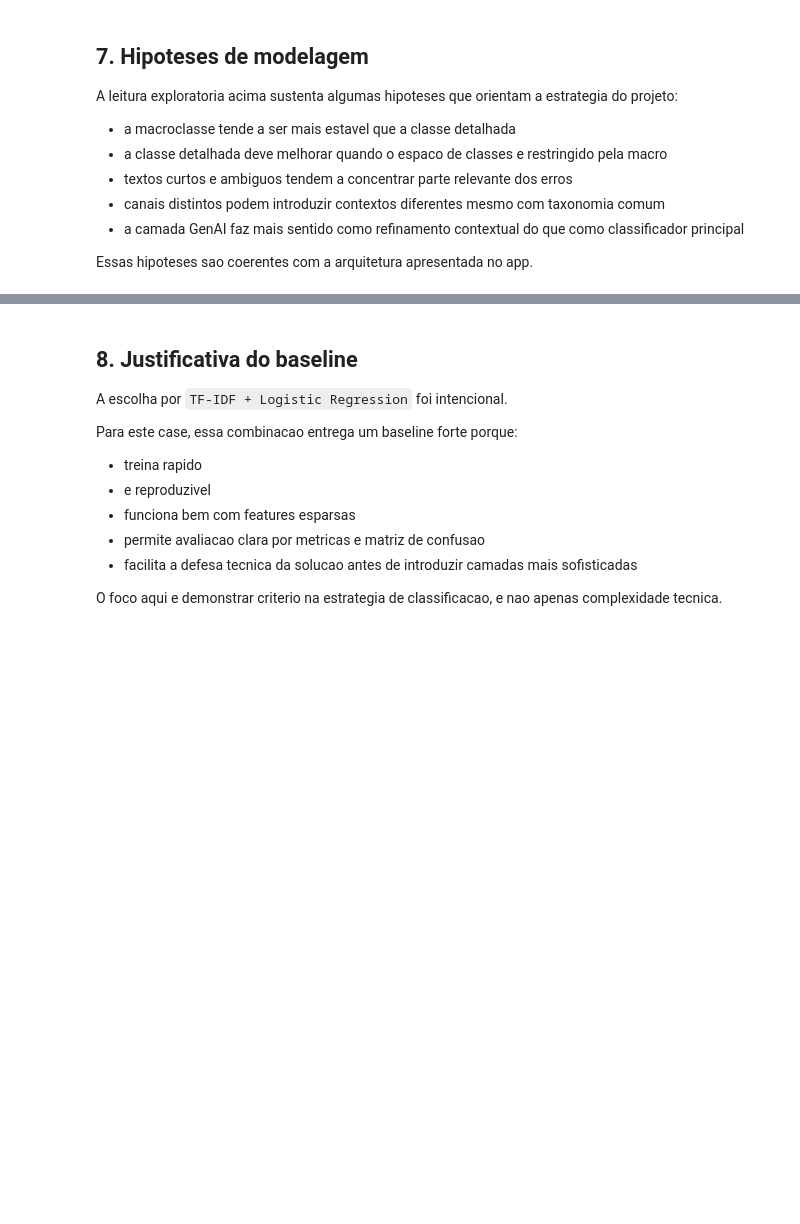
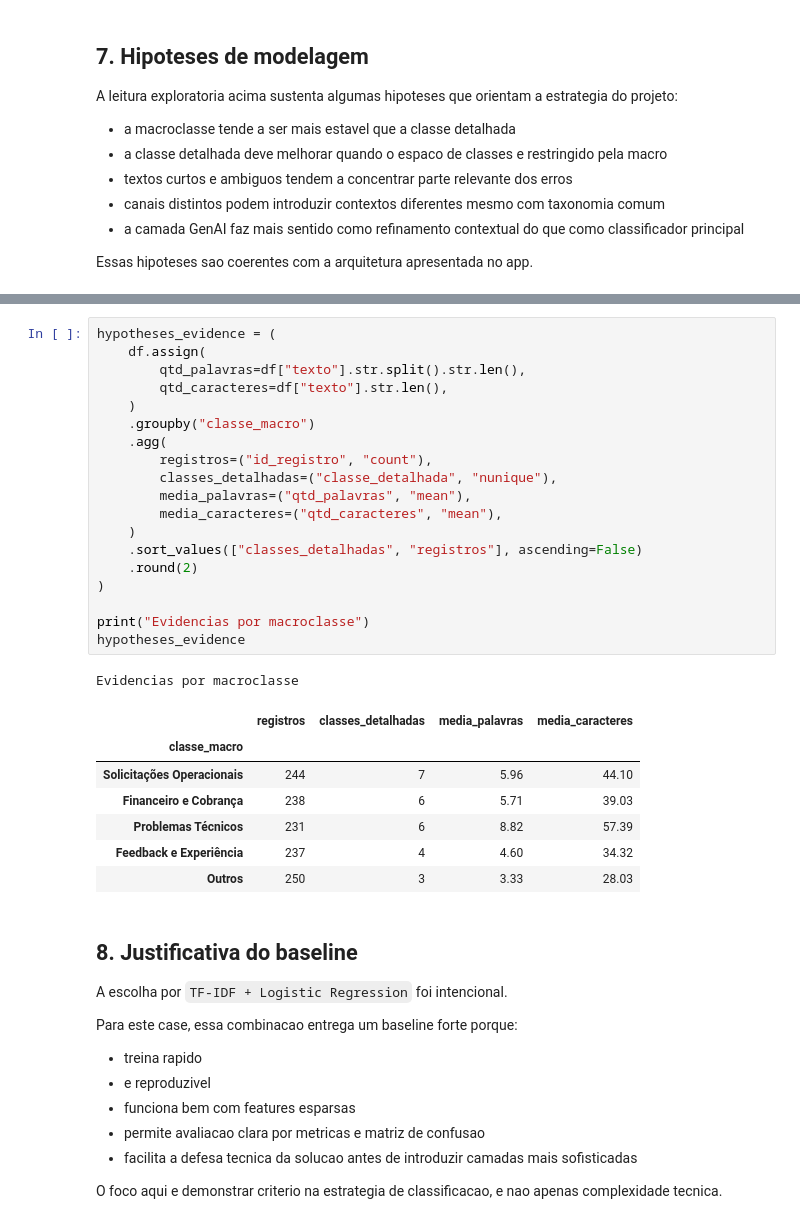
Before and after one commit to Sandoque/Lexi-Flow, a Jupyter notebook: notebooks/01_apendice_analitico_case.ipynb, the cells around one changed output, grey strips where cells are left out. Saved outputs shown, nothing was run; the diff lists cells and outputs as text; blank space fills up the shorter version.

```diff
--- a/notebooks/01_apendice_analitico_case.ipynb
+++ b/notebooks/01_apendice_analitico_case.ipynb
@@ -284,3 +290,31 @@ Essas hipoteses sao coerentes com a arquitetura apresentada no app.
+# %%
+hypotheses_evidence = (
+    df.assign(
+        qtd_palavras=df["texto"].str.split().str.len(),
+        qtd_caracteres=df["texto"].str.len(),
+    )
+    .groupby("classe_macro")
+    .agg(
+        registros=("id_registro", "count"),
+        classes_detalhadas=("classe_detalhada", "nunique"),
+        media_palavras=("qtd_palavras", "mean"),
+        media_caracteres=("qtd_caracteres", "mean"),
+    )
+    .sort_values(["classes_detalhadas", "registros"], ascending=False)
+    .round(2)
+)
+
+print("Evidencias por macroclasse")
+hypotheses_evidence
+# %% [output]
+Evidencias por macroclasse
+|  | registros | classes_detalhadas | media_palavras | media_caracteres |
+| classe_macro |  |  |  |  |
+| Solicitações Operacionais | 244 | 7 | 5.96 | 44.10 |
+| Financeiro e Cobrança | 238 | 6 | 5.71 | 39.03 |
+| Problemas Técnicos | 231 | 6 | 8.82 | 57.39 |
+| Feedback e Experiência | 237 | 4 | 4.60 | 34.32 |
+| Outros | 250 | 3 | 3.33 | 28.03 |
 # %% [markdown]
 ## 8. Justificativa do baseline
 
```
Also changed, not shown: parts of 6 cells of this notebook.
